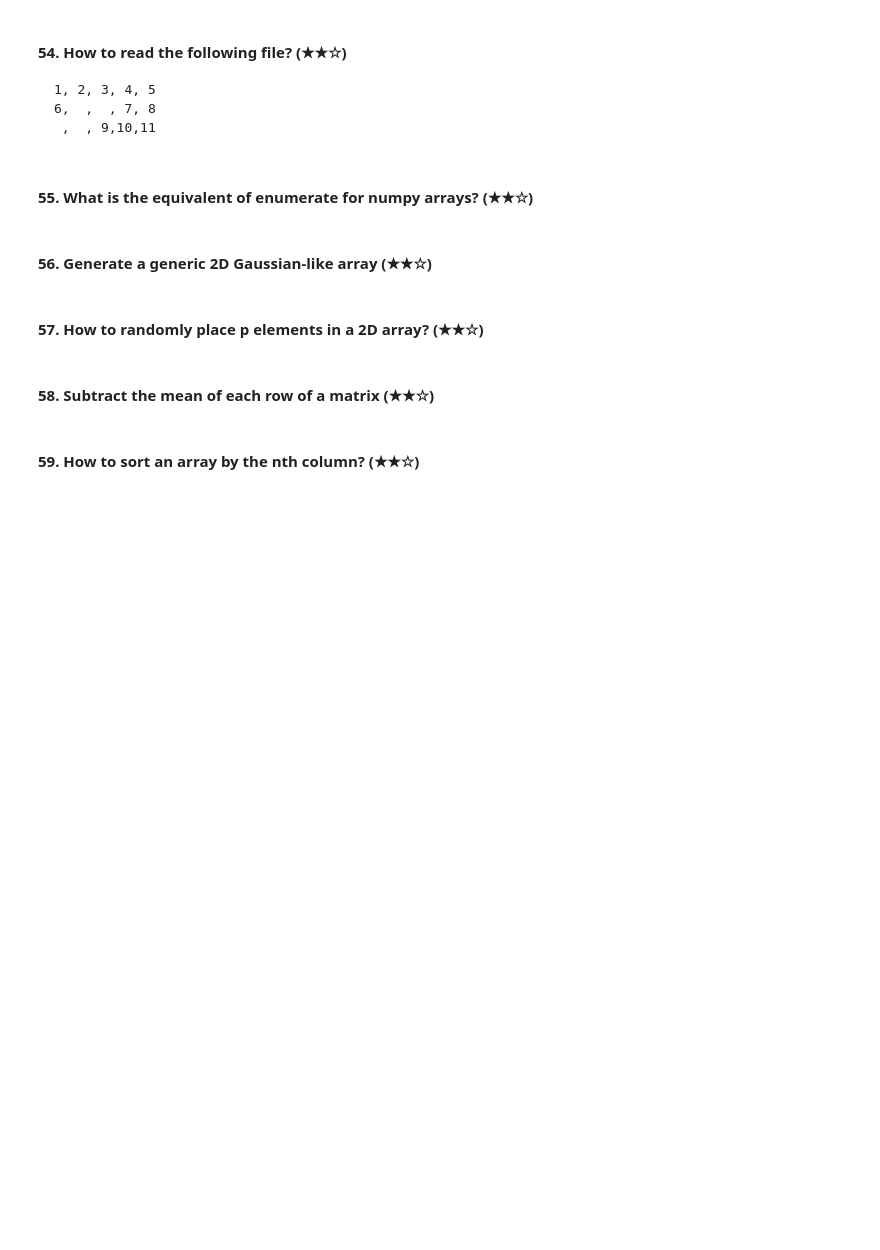
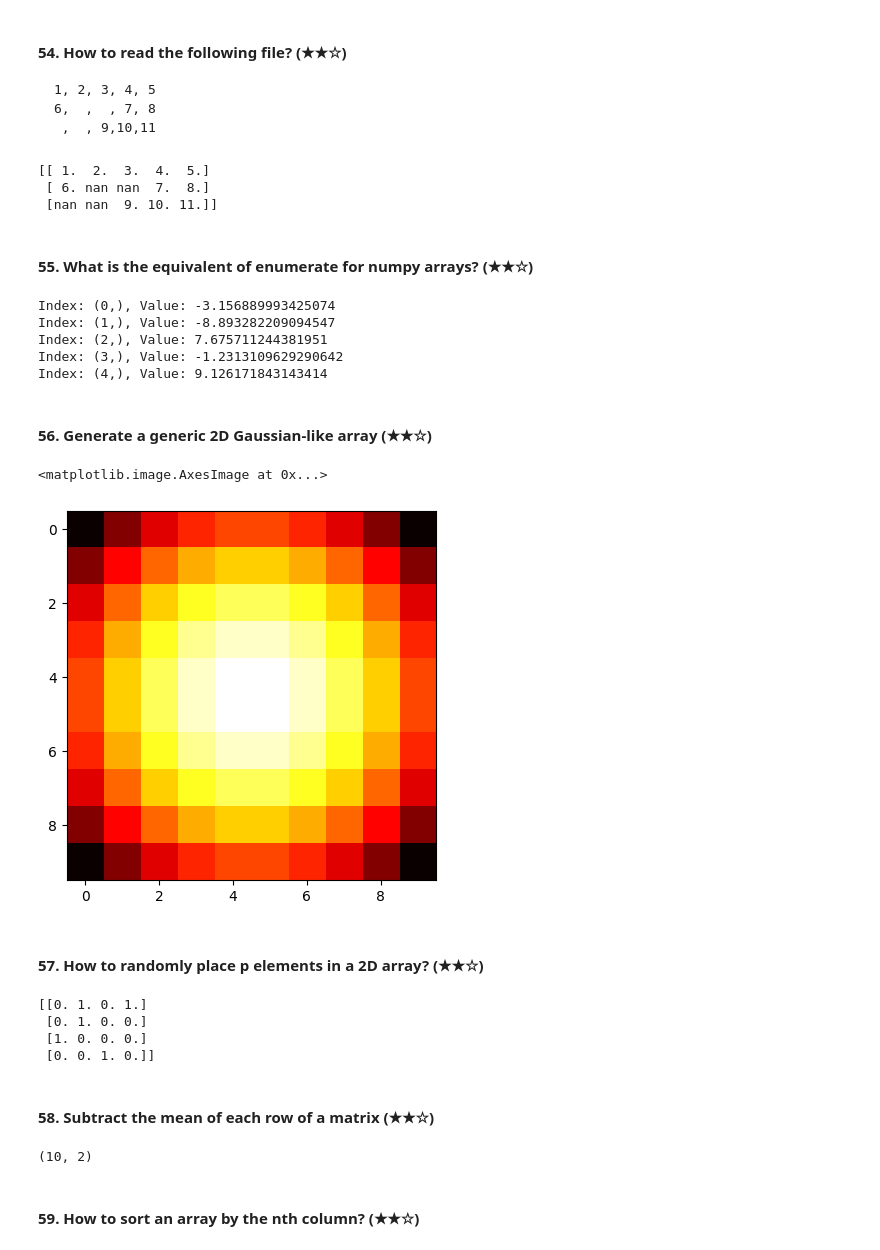
Before and after one commit to Muckthebuck/numpy-100, a Jupyter notebook: 100_Numpy_exercises.ipynb, the cells around one changed output. Cells and saved outputs as stored; diff of their text form; code cells hidden in the pictures; blank space fills up the shorter version.

````diff
--- a/100_Numpy_exercises.ipynb
+++ b/100_Numpy_exercises.ipynb
@@ -574,13 +601,74 @@ Index of closest value to mean 3.8213710512421373: Index: 7, Value: 4.1296831408
 6,  ,  , 7, 8
  ,  , 9,10,11
 ```
+# %%
+import io
+# Simulated file content as a string
+file_content = """\
+1, 2, 3, 4, 5
+6,  ,  , 7, 8
+ ,  , 9,10,11
+"""
+
+# Create a file-like object from the string
+fake_file = io.StringIO(file_content)
+
+# Use genfromtxt to read it
+data = np.genfromtxt(fake_file, delimiter=",", dtype=float)
+
+print(data)
+# %% [output]
+[[ 1.  2.  3.  4.  5.]
+ [ 6. nan nan  7.  8.]
+ [nan nan  9. 10. 11.]]
 # %% [markdown]
 #### 55. What is the equivalent of enumerate for numpy arrays? (★★☆)
+# %%
+z = np.random.uniform(-1,1,5)*10
+for i, v in np.ndenumerate(z):
+    print(f"Index: {i}, Value: {v}")
+# %% [output]
+Index: (0,), Value: -3.156889993425074
+Index: (1,), Value: -8.893282209094547
+Index: (2,), Value: 7.675711244381951
+Index: (3,), Value: -1.2313109629290642
+Index: (4,), Value: 9.126171843143414
 # %% [markdown]
 #### 56. Generate a generic 2D Gaussian-like array (★★☆)
+# %%
+# 2d gaussian array
+n=10
+sigma = 2.0
+
+x,y = np.meshgrid(np.linspace(-1, 1, n), np.linspace(-1, 1, n))
+# 2d gaussian function
+z = np.exp(-(x**2 + y**2) / (2 * sigma**2))
+
+import matplotlib.pyplot as plt
+plt.imshow(z, cmap='hot', interpolation='nearest')
+# %% [output]
+<matplotlib.image.AxesImage at 0x...>
+[figure, added]
 # %% [markdown]
 #### 57. How to randomly place p elements in a 2D array? (★★☆)
+# %%
+z = np.zeros((4,4))
+# randomly set some elements to 1
+np.put(z, np.random.choice(z.size, size=5, replace=False), 1)
+print(z)
+# %% [output]
+[[0. 1. 0. 1.]
+ [0. 1. 0. 0.]
+ [1. 0. 0. 0.]
+ [0. 0. 1. 0.]]
 # %% [markdown]
 #### 58. Subtract the mean of each row of a matrix (★★☆)
+# %%
+a = np.random.rand(10,2)*10
+# subtract mean
+b = a - a.mean(axis=-1, keepdims=True)
+print(b.shape)
+# %% [output]
+(10, 2)
 # %% [markdown]
 #### 59. How to sort an array by the nth column? (★★☆)
````
Also changed, not shown: parts of 25 cells of this notebook, 1 other file.
